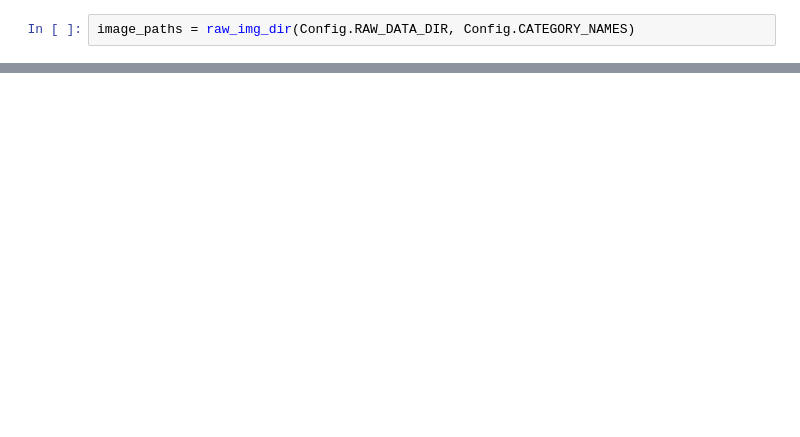
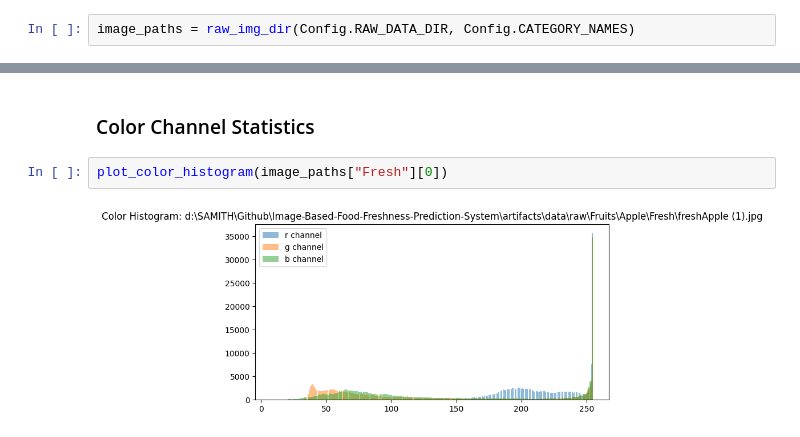
Before and after one commit to samithcsachi/Image-Based-Food-Freshness-Prediction-System, a Jupyter notebook: notebooks/01_data_exploration.ipynb, the cells around one changed output, grey strips where cells are left out. Cells and saved outputs as stored; diff of their text form; blank space fills up the shorter version.

```diff
--- a/notebooks/01_data_exploration.ipynb
+++ b/notebooks/01_data_exploration.ipynb
@@ -17,0 +44,6 @@ show_image_by_path(image_paths["Fresh"][0])
+# %% [markdown]
+### Color Channel Statistics
+# %%
+plot_color_histogram(image_paths["Fresh"][0])
+# %% [output]
+[figure, added]
```
Also changed, not shown: parts of 12 cells of this notebook, 2 other files.
